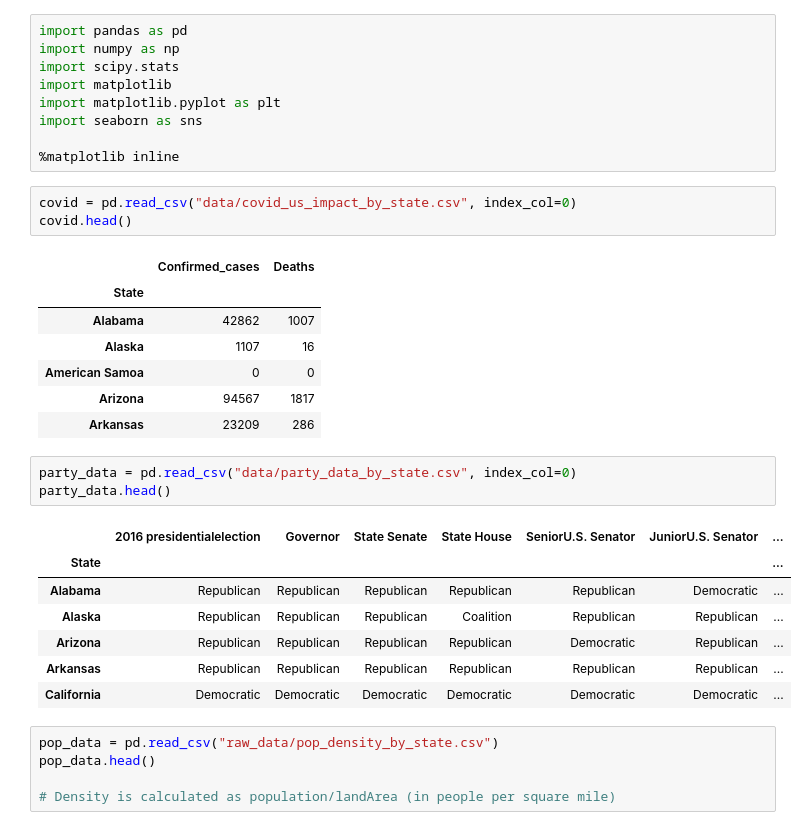
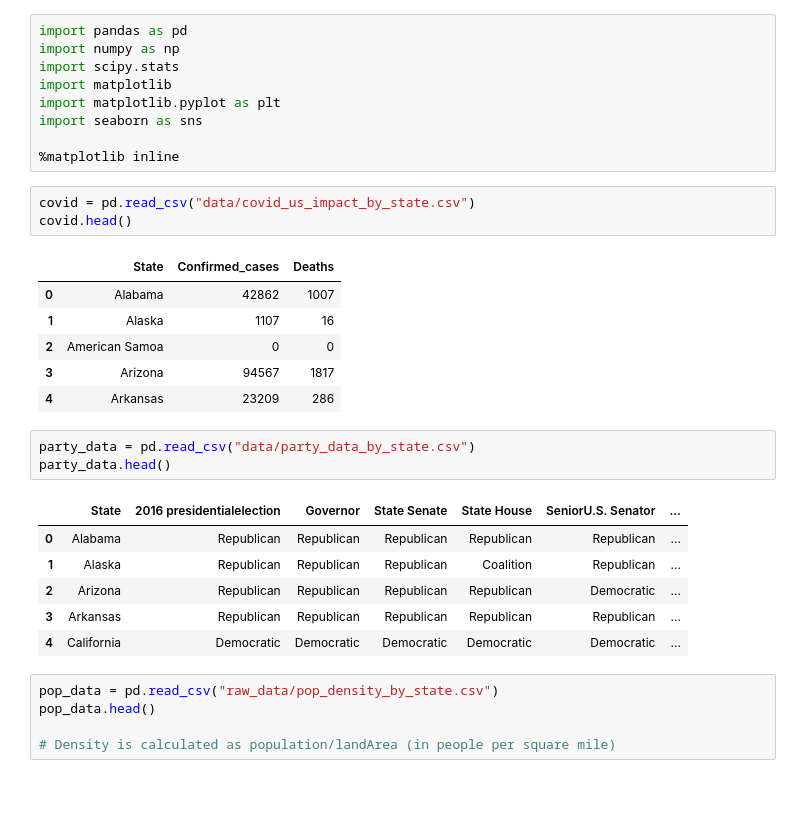
Before and after one commit to JMiguelFernandes/Project-5---Coronavirus, a Jupyter notebook: Analysis.ipynb, the cells around one changed output. Cells and saved outputs as stored; diff of their text form; blank space fills up the shorter version.

```diff
--- a/Analysis.ipynb
+++ b/Analysis.ipynb
@@ -8,27 +8,25 @@ import seaborn as sns
 
 %matplotlib inline
 # %%
-covid = pd.read_csv("data/covid_us_impact_by_state.csv", index_col=0)
+covid = pd.read_csv("data/covid_us_impact_by_state.csv")
 covid.head()
 # %% [output]
-|  | Confirmed_cases | Deaths |
-| State |  |  |
-| Alabama | 42862 | 1007 |
-| Alaska | 1107 | 16 |
-| American Samoa | 0 | 0 |
-| Arizona | 94567 | 1817 |
-| Arkansas | 23209 | 286 |
+|  | State | Confirmed_cases | Deaths |
+| 0 | Alabama | 42862 | 1007 |
+| 1 | Alaska | 1107 | 16 |
+| 2 | American Samoa | 0 | 0 |
+| 3 | Arizona | 94567 | 1817 |
+| 4 | Arkansas | 23209 | 286 |
 # %%
-party_data = pd.read_csv("data/party_data_by_state.csv", index_col=0)
+party_data = pd.read_csv("data/party_data_by_state.csv")
 party_data.head()
 # %% [output]
-|  | 2016 presidentialelection | Governor | State Senate | State House | SeniorU.S. Senator | JuniorU.S. Senator | ... |
-| State |  |  |  |  |  |  | ... |
-| Alabama | Republican | Republican | Republican | Republican | Republican | Democratic | ... |
-| Alaska | Republican | Republican | Republican | Coalition | Republican | Republican | ... |
-| Arizona | Republican | Republican | Republican | Republican | Democratic | Republican | ... |
-| Arkansas | Republican | Republican | Republican | Republican | Republican | Republican | ... |
-| California | Democratic | Democratic | Democratic | Democratic | Democratic | Democratic | ... |
+|  | State | 2016 presidentialelection | Governor | State Senate | State House | SeniorU.S. Senator | ... |
+| 0 | Alabama | Republican | Republican | Republican | Republican | Republican | ... |
+| 1 | Alaska | Republican | Republican | Republican | Coalition | Republican | ... |
+| 2 | Arizona | Republican | Republican | Republican | Republican | Democratic | ... |
+| 3 | Arkansas | Republican | Republican | Republican | Republican | Republican | ... |
+| 4 | California | Democratic | Democratic | Democratic | Democratic | Democratic | ... |
 # %%
 pop_data = pd.read_csv("raw_data/pop_density_by_state.csv")
 pop_data.head()
```
Also changed, not shown: parts of 62 cells of this notebook, 2 other files.
